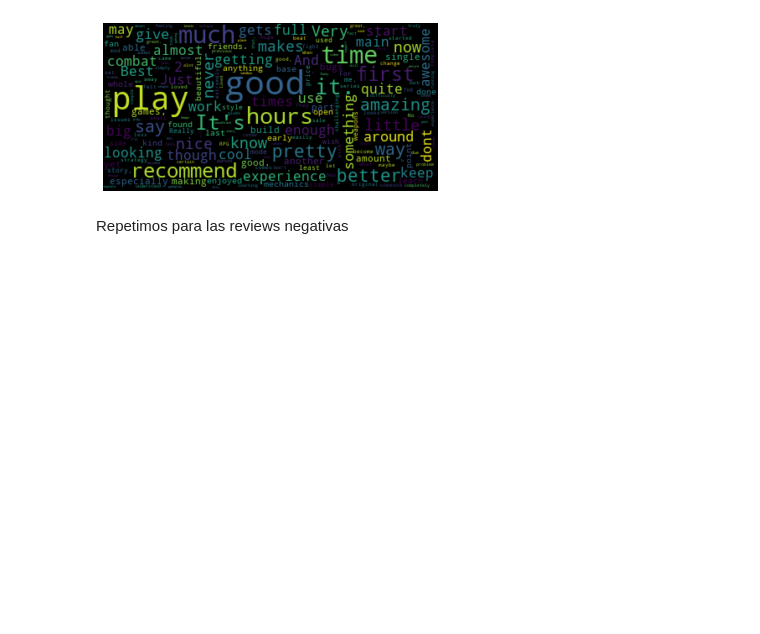
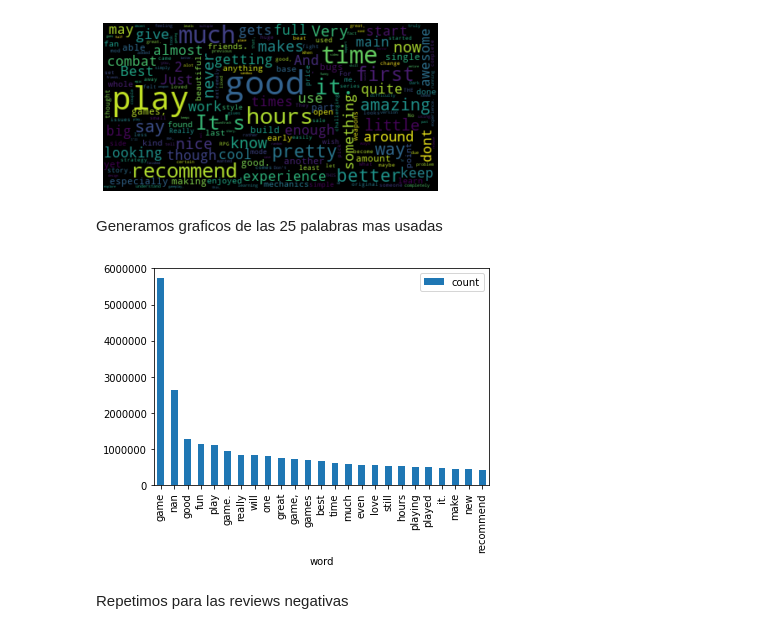
Before and after one commit to AlbertoGarciaDomenech/Proyecto-Final-CLOUD, a Jupyter notebook: csv generados/WordcloudReviews.ipynb, the cells around one changed output. Cells and saved outputs as stored; diff of their text form; code cells hidden in the pictures; blank space fills up the shorter version.

```diff
--- a/csv generados/WordcloudReviews.ipynb
+++ b/csv generados/WordcloudReviews.ipynb
@@ -44,5 +43,14 @@ plt.axis("off")
 plt.savefig('graficos/wordcloudPos.png')
 # %% [output]
 [figure]
+# %% [markdown]
+Generamos graficos de las 25 palabras mas usadas
+# %%
+wordPos = df.sort_values(by='count', ascending=False).head(25)
+# plt.plot(wordPos['word'],wordPos['count'])
+fig = wordPos.plot(x='word', y='count', kind='bar')
+plt.ticklabel_format(style='plain', axis='y')
+# %% [output]
+[figure, added]
 # %% [markdown]
 Repetimos para las reviews negativas
```
Also changed, not shown: parts of 8 cells of this notebook, 3 other files.
